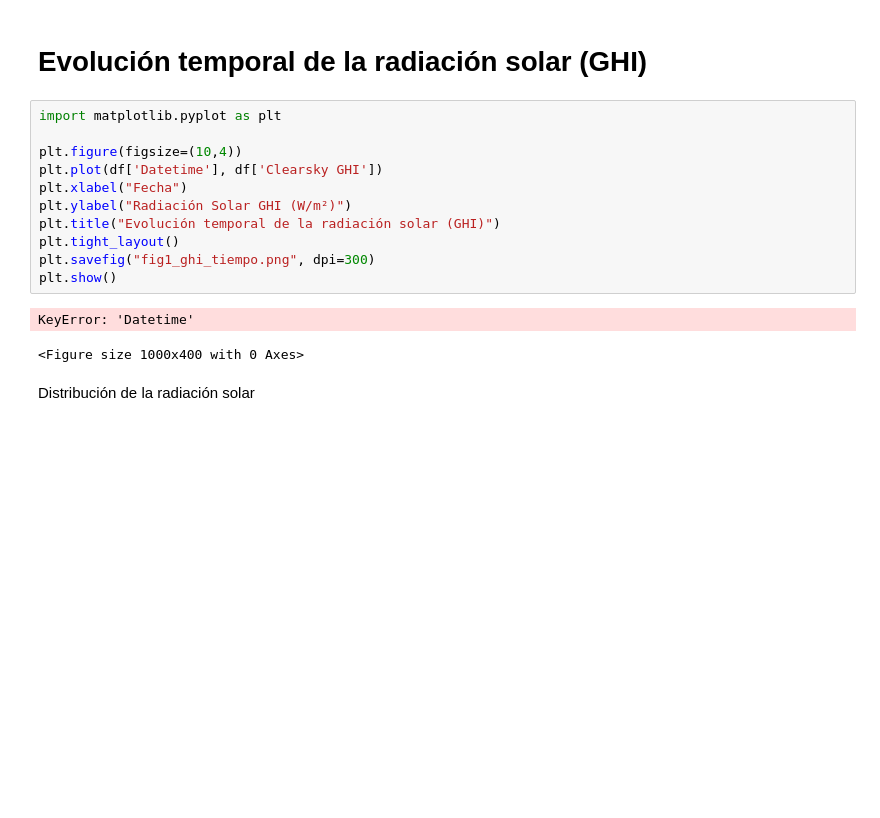
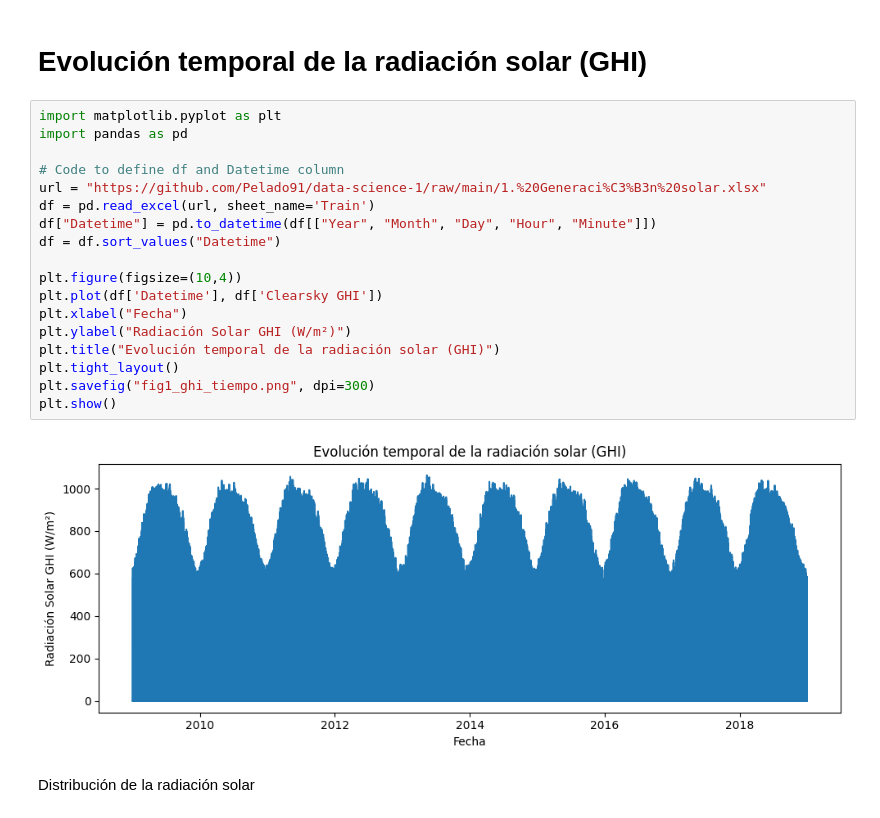
Before and after one commit to Pelado91/Proyecto-Data-Science-II, a Jupyter notebook: Generacion_Solar_Metzler.ipynb, the cells around one changed output. Drawn from its saved outputs; the diff is of its cells as text; blank space fills up the shorter version.

```diff
--- a/Generacion_Solar_Metzler.ipynb
+++ b/Generacion_Solar_Metzler.ipynb
@@ -685,18 +711,24 @@ print("PPTX guardado: Presentacion_Generacion_Solar.pptx")
 # Evolución temporal de la radiación solar (GHI)
 # %%
 import matplotlib.pyplot as plt
+import pandas as pd
+
+# Code to define df and Datetime column
+url = "https://github.com/Pelado91/data-science-1/raw/main/1.%20Generaci%C3%B3n%20solar.xlsx"
+df = pd.read_excel(url, sheet_name='Train')
+df["Datetime"] = pd.to_datetime(df[["Year", "Month", "Day", "Hour", "Minute"]])
+df = df.sort_values("Datetime")
 
 plt.figure(figsize=(10,4))
 plt.plot(df['Datetime'], df['Clearsky GHI'])
 plt.xlabel("Fecha")
 plt.ylabel("Radiación Solar GHI (W/m²)")
 plt.title("Evolución temporal de la radiación solar (GHI)")
 plt.tight_layout()
 plt.savefig("fig1_ghi_tiempo.png", dpi=300)
 plt.show()
 # %% [output]
-KeyError: 'Datetime'
-<Figure size 1000x400 with 0 Axes>
+[figure, added]
 # %% [markdown]
 Distribución de la radiación solar
 # %%
```
Also changed, not shown: parts of 3 cells of this notebook.
